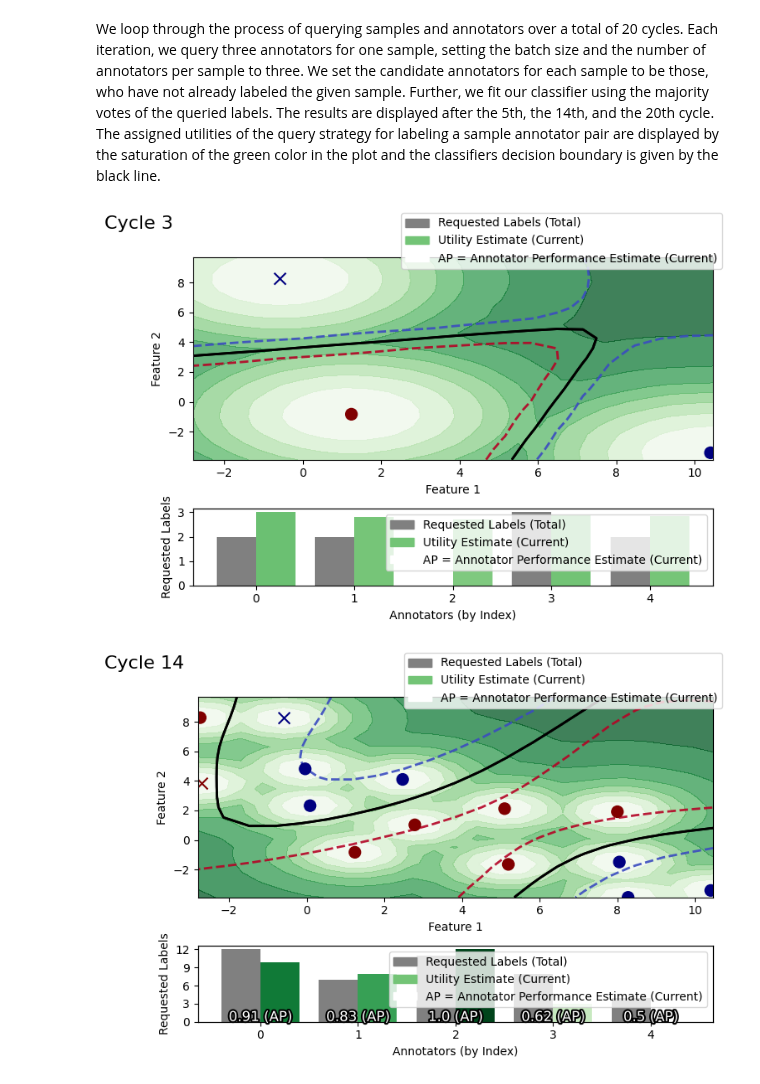
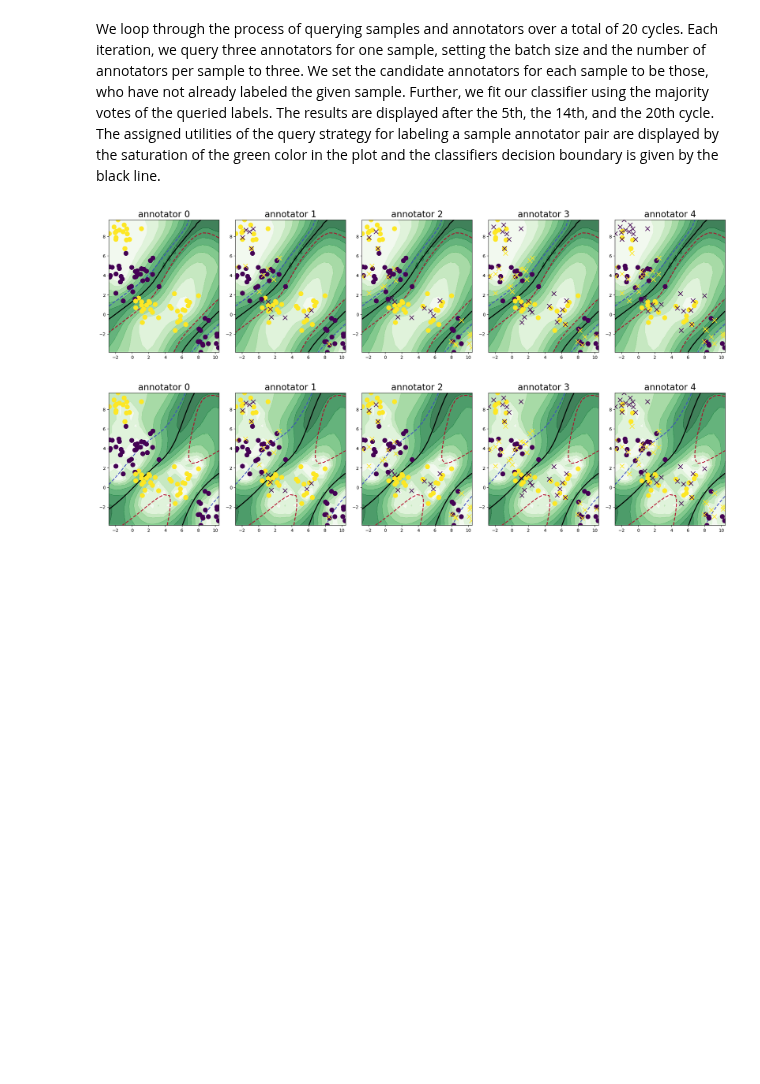
Before and after one commit to George-McNamara-Gov/scikit-activeml-sparse, a Jupyter notebook: tutorials/10_multiple_annotators_getting_started.ipynb, the cells around one changed output. Saved outputs shown, nothing was run; the diff lists cells and outputs as text; code cells hidden in the pictures; blank space fills up the shorter version.

Commit message:
revert to old notebook in multi annotator

```diff
--- a/tutorials/10_multiple_annotators_getting_started.ipynb
+++ b/tutorials/10_multiple_annotators_getting_started.ipynb
@@ -103,79 +80,42 @@ clf = ParzenWindowClassifier(
     class_prior=0.001,
     random_state=0,
 )
-sa_qs = CoreSet(random_state=0)
+sa_qs = ProbabilisticAL(random_state=0, prior=0.001)
 ma_qs = SingleAnnotatorWrapper(sa_qs, random_state=0)
 # %% [markdown]
 We loop through the process of querying samples and annotators over a total of 20 cycles. Each iteration, we query three annotators for one sample, setting the batch size and the number of annotators per sample to three. We set the candidate annotators for each sample to be those, who have not already labeled the given sample. Further, we fit our classifier using the majority votes of the queried labels. The results are displayed after the 5th, the 14th, and the 20th cycle. The assigned utilities of the query strategy for labeling a sample annotator pair are displayed by the saturation of the green color in the plot and the classifiers decision boundary is given by the black line.
 # %%
-from skactiveml.visualization import mesh
-
 # function to be able to index via an array of indices
 idx = lambda A: (A[:, 0], A[:, 1])
 
-n_cycle = 30
+n_cycle = 20
 
 # the already observed labels for each sample and annotator
 y = np.full(shape=(n_samples, n_annotators), fill_value=MISSING_LABEL)
 clf.fit(X, majority_vote(y))
 for c in range(n_cycle):
-    if np.all(np.any(is_labeled(y), axis=0)):
-        A_perf = np.sum(np.where(is_labeled(y), y_annot == clf.predict(X)[:, None], 0), axis=0)/np.sum(is_labeled(y), axis=0)
-    else:
-        A_perf = None
+
     query_idx = ma_qs.query(
         X,
         y,
         batch_size=3,
-        n_annotators_per_sample=4,
-        A_perf=A_perf,
+        n_annotators_per_sample=3,
+        clf=clf,
     )
 
     y[idx(query_idx)] = y_annot[idx(query_idx)]
-    mv_y = majority_vote(y, random_state=0)
-    clf.fit(X, mv_y)
-    if c in [2, 13, 19]:
-        fig = plt.figure(figsize=(7, 5))
-        ax1 = plt.subplot2grid((3, 1), (0, 0), rowspan=2)
-        ax2 = plt.subplot2grid((3, 1), (2, 0), rowspan=1)
-        axes = [ax1, ax2]
-        #axes = plot_annotator_utilities(ma_qs, X=X, y=y, clf=clf, axes=axes, feature_bound=bound)
-        X_mesh, Y_mesh, mesh_samples = mesh(check_bound(X=X), 25)
-        _, utilities = ma_qs.query(return_utilities=True, X=X, y=y, candidates=mesh_samples, batch_size=3,
-                                   n_annotators_per_sample=3, A_perf=A_perf)
-        avg_utilities_mesh = np.mean(utilities[0], axis=1)
-        a = utilities[0] - avg_utilities_mesh[:, None]
-        b = (a - a.min(axis=1, keepdims=True)) / (a.max(axis=1, keepdims=True) - a.min(axis=1, keepdims=True))
-        avg_annotator_utilities = np.mean(b, axis=0)
-        axes[0].contourf(X_mesh, Y_mesh, avg_utilities_mesh.reshape(X_mesh.shape), **{"cmap": "Greens", "alpha": 0.75})
-        #for a in range(n_annotators):
-        plot_decision_boundary(clf, ax=axes[0], feature_bound=bound)
-        is_true = mv_y == y_true
-        axes[0].scatter(X[is_true, 0], X[is_true, 1], c=mv_y[is_true], s=MARKER_SIZE, cmap='jet')
-        axes[0].scatter(X[~is_true, 0], X[~is_true, 1], c=mv_y[~is_true], marker='x', s=MARKER_SIZE, cmap='jet')
-        axes[0].set_xlabel('Feature 1')
-        axes[0].set_ylabel('Feature 2')
-
-        requests_per_annotator = np.sum(is_labeled(y), axis=0)
-        axes[1].bar(np.arange(n_annotators)-0.2, requests_per_annotator, width=0.4, color='grey')
-        ax_t = axes[1].twinx()
-        ax_t.set_yticks([])
-        ax_t.bar(np.arange(n_annotators)+0.2, avg_annotator_utilities, color=plt.get_cmap('Greens')(avg_annotator_utilities), width=0.4)
-        axes[1].set_xlabel('Annotators (by Index)')
-        axes[1].set_ylabel('Requested Labels')
-        if A_perf is not None:
-            for i in range(n_annotators):
-
-               text = ax_t.text(i, 0.01, f"{A_perf[i]:.2} (AP)", horizontalalignment='center', color='white', fontsize=12)
-               text.set_path_effects([
-                   path_effects.Stroke(linewidth=3, foreground='black'),
-                   path_effects.Normal()
-               ])
-        axes[1].yaxis.set_major_locator(MaxNLocator(integer=True, nbins=5))
-        ax_t.legend(handles=legend_elements, loc='upper right').set_zorder(1000)
-        fig.suptitle(f"Cycle {c+1}", fontsize=16, x=0, y=1.0)
+    clf.fit(X, majority_vote(y, random_state=0))
+    if c in [4, 13, 19]:
+        fig, axes = plt.subplots(1, n_annotators, figsize=(20, 5))
+        axes = plot_annotator_utilities(ma_qs, X=X, y=y, clf=clf, axes=axes, feature_bound=bound)
+        for a in range(n_annotators):
+            plot_decision_boundary(clf, ax=axes[a], feature_bound=bound)
+            is_true = y_annot[:, a] == y_true
+            axes[a].scatter(X[is_true, 0], X[is_true, 1], c=y_annot[is_true, a], s=MARKER_SIZE)
+            axes[a].scatter(X[~is_true, 0], X[~is_true, 1], c=y_annot[~is_true, a], marker='x', s=MARKER_SIZE)
+            axes[a].set_title(f'annotator {a}', fontsize=FONTSIZE)
         fig.tight_layout()
         plt.show()
 # %% [output]
-[figure, old version]
+[figure, new version]
-[figure, old version]
+[figure, new version]
```
Also changed, not shown: parts of 5 cells of this notebook.
